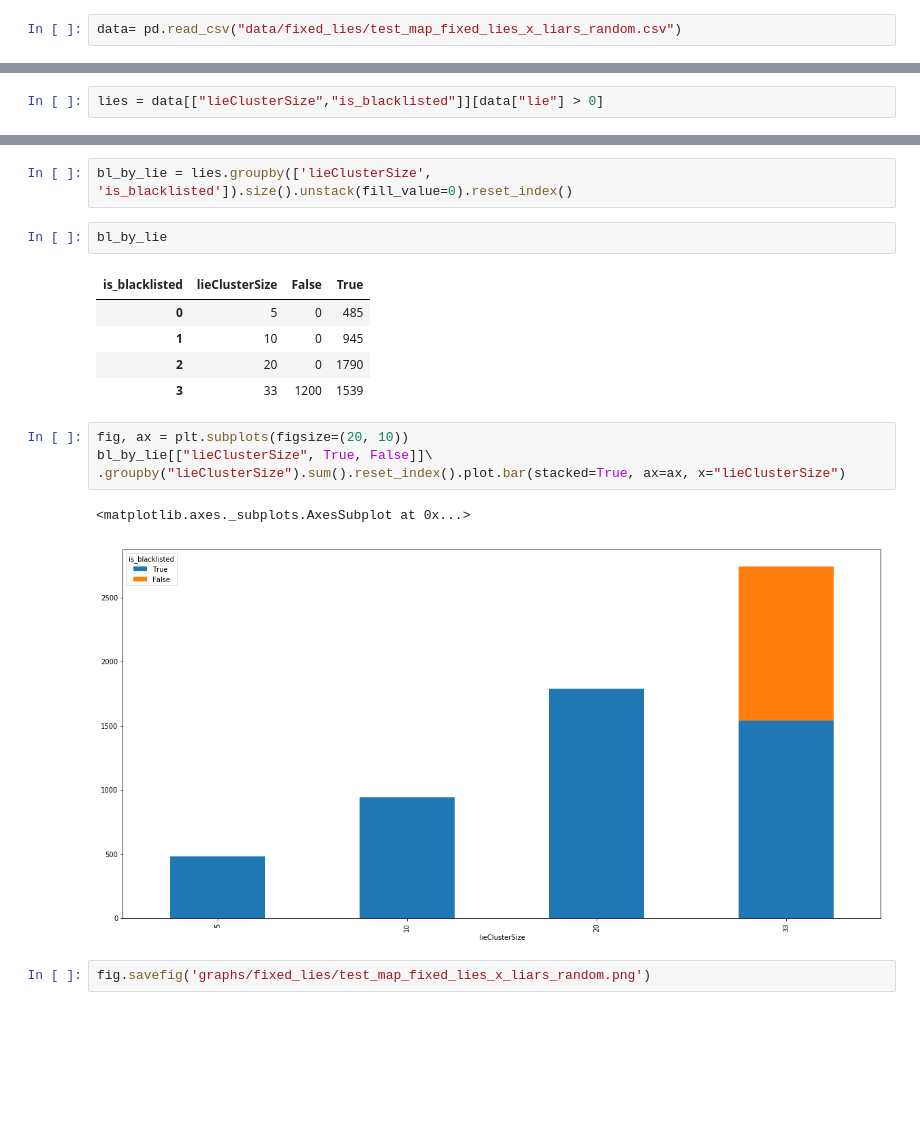
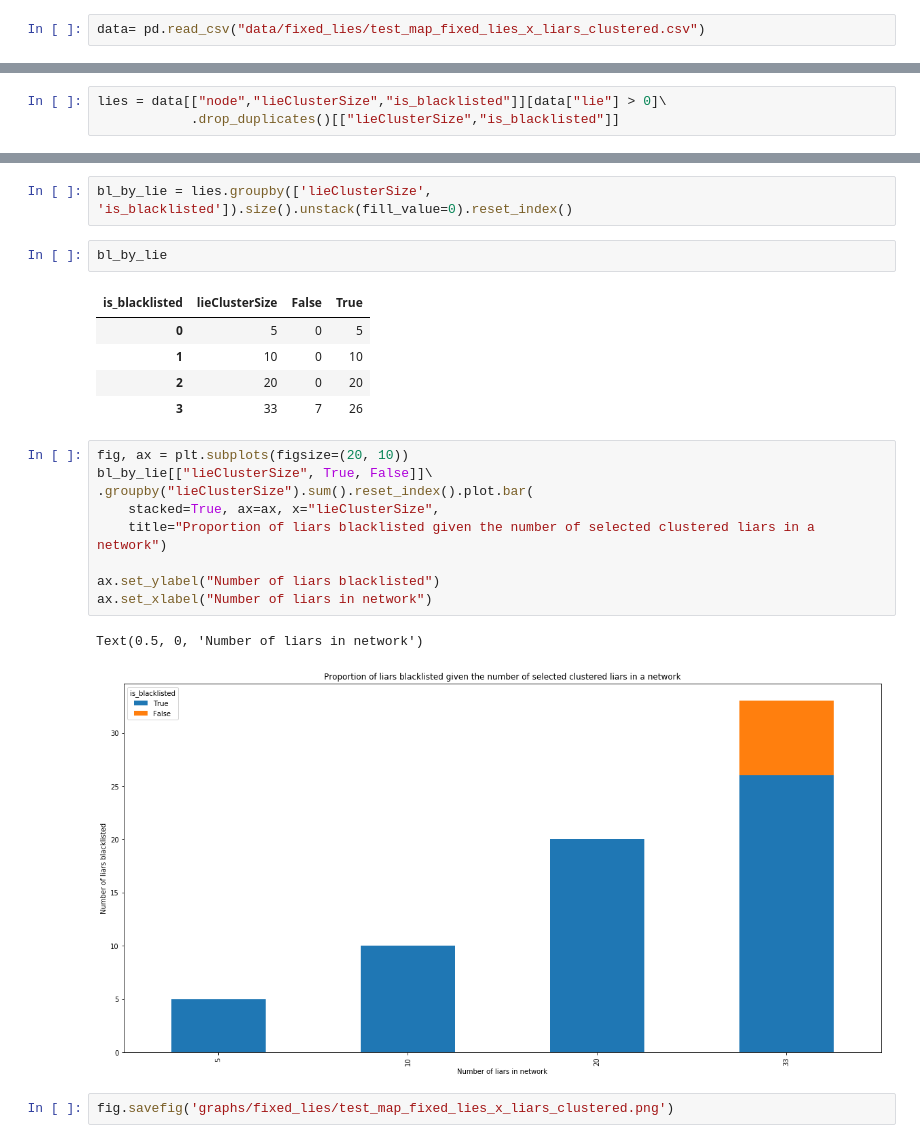
Before and after one commit to isabella232/student_19_proof-of-loc, a Jupyter notebook: python_graphs/Increasing_Liars.ipynb, the cells around one changed output, grey strips where cells are left out. Cells and saved outputs as stored; diff of their text form; blank space fills up the shorter version.

Commit message:
added labels and titles

```diff
--- a/python_graphs/Increasing_Liars.ipynb
+++ b/python_graphs/Increasing_Liars.ipynb
@@ -5,7 +5,7 @@ import pandas as pd
 import numpy as np
 import matplotlib.pyplot as plt
 # %%
-data= pd.read_csv("data/fixed_lies/test_map_fixed_lies_x_liars_random.csv")
+data= pd.read_csv("data/fixed_lies/test_map_fixed_lies_x_liars_clustered.csv")
 # %%
 data
 # %% [output]
@@ -95,2 +95,3 @@ data[["node", "lieClusterSize","is_liar", "is_blacklisted"]]\
 # %%
-lies = data[["lieClusterSize","is_blacklisted"]][data["lie"] > 0]
+lies = data[["node","lieClusterSize","is_blacklisted"]][data["lie"] > 0]\
+            .drop_duplicates()[["lieClusterSize","is_blacklisted"]]
@@ -108,16 +130,21 @@ bl_by_lie = lies.groupby(['lieClusterSize', 'is_blacklisted']).size().unstack(fi
 bl_by_lie
 # %% [output]
 | is_blacklisted | lieClusterSize | False | True |
-| 0 | 5 | 0 | 485 |
-| 1 | 10 | 0 | 945 |
-| 2 | 20 | 0 | 1790 |
-| 3 | 33 | 1200 | 1539 |
+| 0 | 5 | 0 | 5 |
+| 1 | 10 | 0 | 10 |
+| 2 | 20 | 0 | 20 |
+| 3 | 33 | 7 | 26 |
 # %%
 fig, ax = plt.subplots(figsize=(20, 10))
 bl_by_lie[["lieClusterSize", True, False]]\
-.groupby("lieClusterSize").sum().reset_index().plot.bar(stacked=True, ax=ax, x="lieClusterSize")
+.groupby("lieClusterSize").sum().reset_index().plot.bar(
+    stacked=True, ax=ax, x="lieClusterSize",
+    title="Proportion of liars blacklisted given the number of selected clustered liars in a network")
+
+ax.set_ylabel("Number of liars blacklisted")
+ax.set_xlabel("Number of liars in network")
 # %% [output]
-<matplotlib.axes._subplots.AxesSubplot at 0x...>
+Text(0.5, 0, 'Number of liars in network')
-[figure, old version]
+[figure, new version]
 # %%
-fig.savefig('graphs/fixed_lies/test_map_fixed_lies_x_liars_random.png')
+fig.savefig('graphs/fixed_lies/test_map_fixed_lies_x_liars_clustered.png')
```
Also changed, not shown: parts of 6 cells of this notebook, 8 other files.
